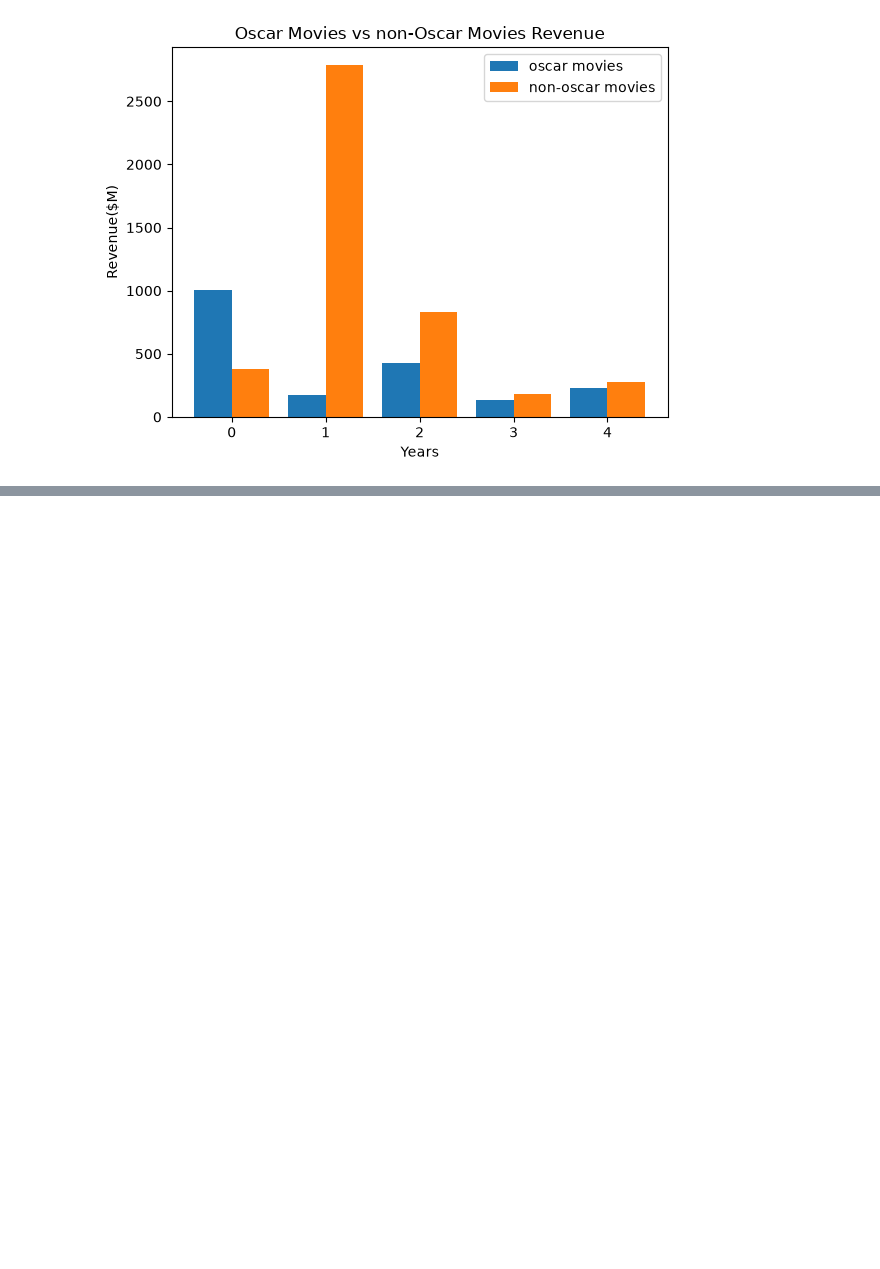
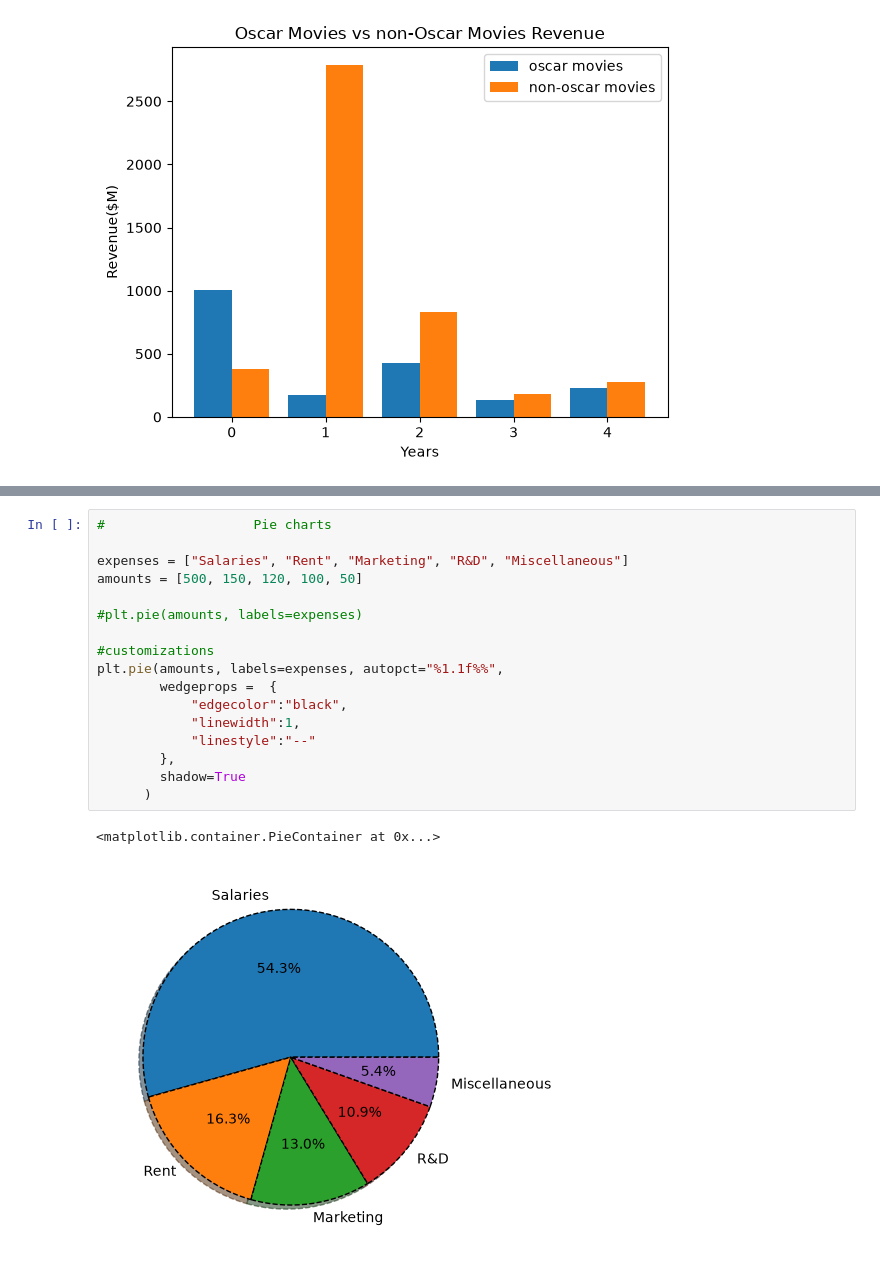
Before and after one commit to sparsh0913/python-data-science, a Jupyter notebook: MatPlotLib/matplotlib_tutorial.ipynb, the cells around one changed output, grey strips where cells are left out. Drawn from its saved outputs; the diff is of its cells as text; blank space fills up the shorter version.

```diff
--- a/MatPlotLib/matplotlib_tutorial.ipynb
+++ b/MatPlotLib/matplotlib_tutorial.ipynb
@@ -154,0 +207,20 @@ plt.legend()
+# %%
+#                   Pie charts
+
+expenses = ["Salaries", "Rent", "Marketing", "R&D", "Miscellaneous"]
+amounts = [500, 150, 120, 100, 50]
+
+#plt.pie(amounts, labels=expenses)
+
+#customizations
+plt.pie(amounts, labels=expenses, autopct="%1.1f%%",
+        wedgeprops =  {
+            "edgecolor":"black",
+            "linewidth":1,
+            "linestyle":"--"
+        },
+        shadow=True
+      )
+# %% [output]
+<matplotlib.container.PieContainer at 0x...>
+[figure, added]
```
Also changed, not shown: parts of 2 cells of this notebook.
